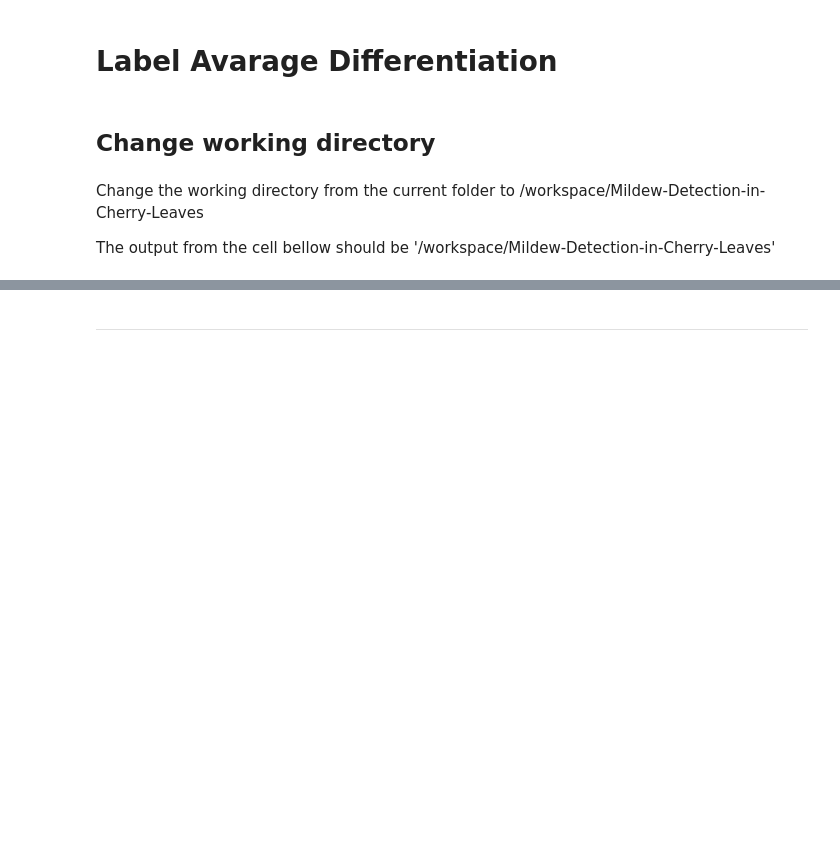
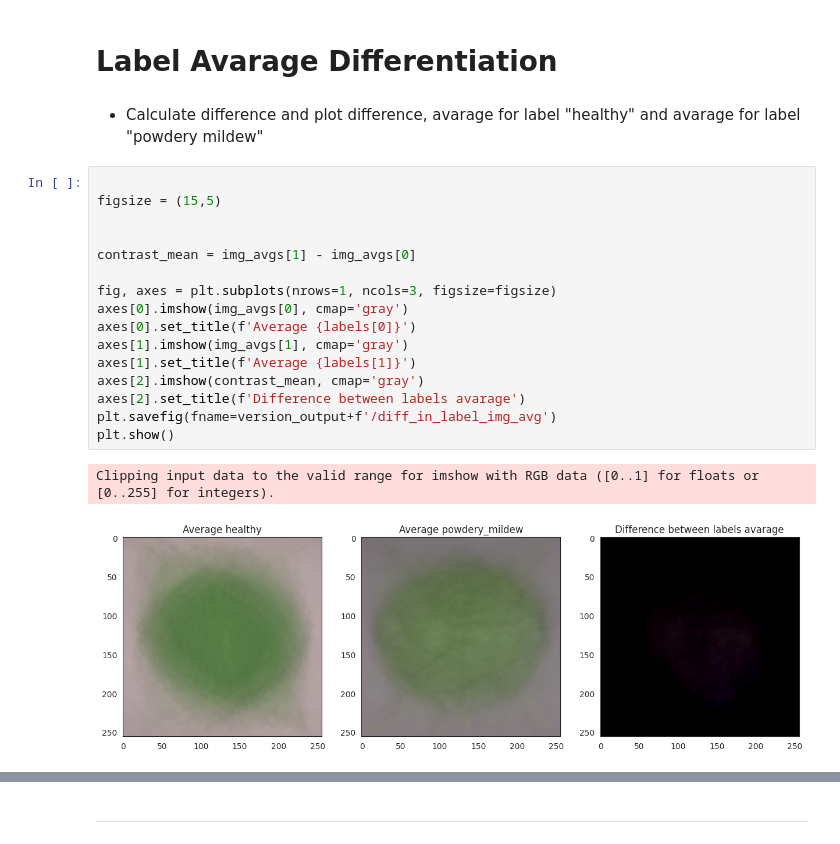
Before and after one commit to jensbrauer/Mildew-Detection-in-Cherry-Leaves, a Jupyter notebook: jupyter_notebooks/03 - DataVisualization.ipynb, the cells around one changed output, grey strips where cells are left out. Saved outputs shown, nothing was run; the diff lists cells and outputs as text; blank space fills up the shorter version.

```diff
--- a/jupyter_notebooks/03 - DataVisualization.ipynb
+++ b/jupyter_notebooks/03 - DataVisualization.ipynb
@@ -189,9 +193,24 @@ for label in labels:
 ---
 # %% [markdown]
 # Label Avarage Differentiation
-# %% [markdown]
-## Change working directory
-# %% [markdown]
-Change the working directory from the current folder to /workspace/Mildew-Detection-in-Cherry-Leaves
-
-The output from the cell bellow should be '/workspace/Mildew-Detection-in-Cherry-Leaves'
+# %% [markdown]
+* Calculate difference and plot difference, avarage for label "healthy" and avarage for label "powdery mildew"
+# %%
+
+figsize = (15,5)
+
+
+contrast_mean = img_avgs[1] - img_avgs[0]
+
+fig, axes = plt.subplots(nrows=1, ncols=3, figsize=figsize)
+axes[0].imshow(img_avgs[0], cmap='gray')
+axes[0].set_title(f'Average {labels[0]}')
+axes[1].imshow(img_avgs[1], cmap='gray')
+axes[1].set_title(f'Average {labels[1]}')
+axes[2].imshow(contrast_mean, cmap='gray')
+axes[2].set_title(f'Difference between labels avarage')
+plt.savefig(fname=version_output+f'/diff_in_label_img_avg')
+plt.show()
+# %% [output]
+Clipping input data to the valid range for imshow with RGB data ([0..1] for floats or [0..255] for integers).
+[figure, added]
```
Also changed, not shown: parts of 9 cells of this notebook.
